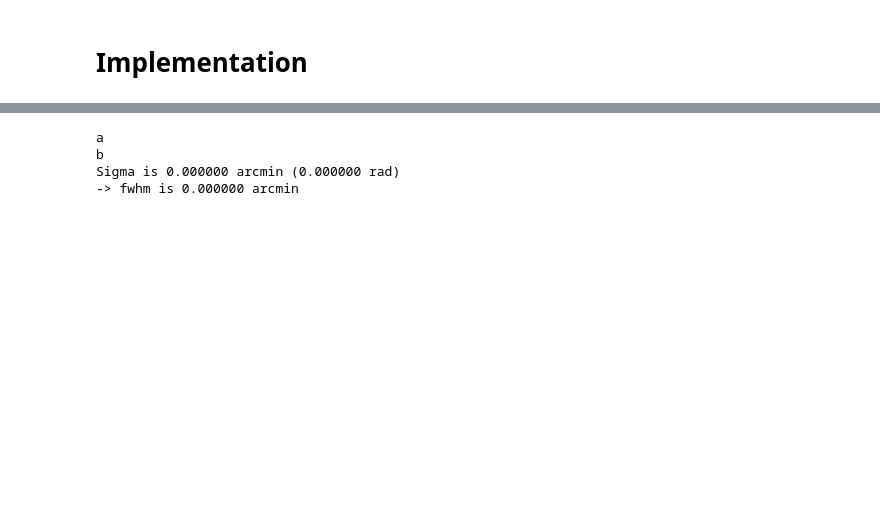
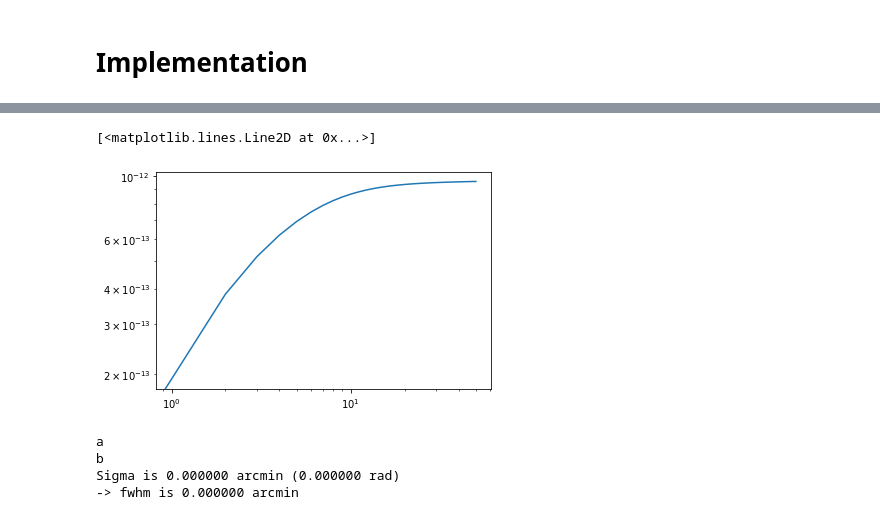
Before and after one commit to NiallJeffrey/wiener_sphere, a Jupyter notebook: wiener_implementation_method2.ipynb, the cells around one changed output, grey strips where cells are left out. Drawn from its saved outputs; the diff is of its cells as text; code cells hidden in the pictures; blank space fills up the shorter version.

```diff
--- a/wiener_implementation_method2.ipynb
+++ b/wiener_implementation_method2.ipynb
@@ -152,10 +163,12 @@ plt.plot(convergence_test)
-# %%
-# s_eb = iqu2teb(hp.ud_grade(s_qu,nside*2), nside*2, lmax = nside*2*3 -1)
-# s_eb = hp.ud_grade(s_eb,nside)
-
-s_eb = iqu2teb(s_qu, nside, lmax = nside*3 -1)
-# %% [output]
-a
-b
-Sigma is 0.000000 arcmin (0.000000 rad)
--> fwhm is 0.000000 arcmin
+# %%
+plt.loglog(convergence_test)
+# %% [output]
+[<matplotlib.lines.Line2D at 0x...>]
+[figure, added]
+# %%
+s_eb = iqu2teb(s_qu, nside, lmax = nside*3 -1)
+# %% [output]
+a
+b
+Sigma is 0.000000 arcmin (0.000000 rad)
+-> fwhm is 0.000000 arcmin
```
Also changed, not shown: parts of 10 cells of this notebook.
